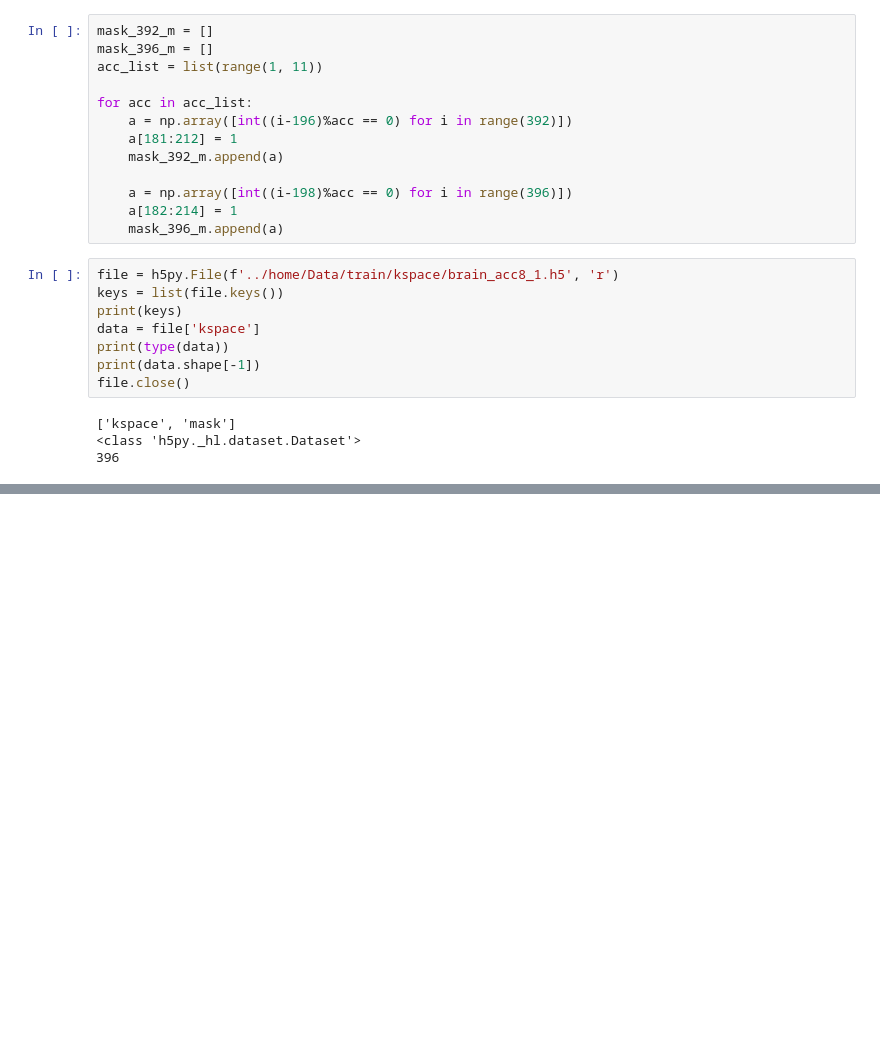
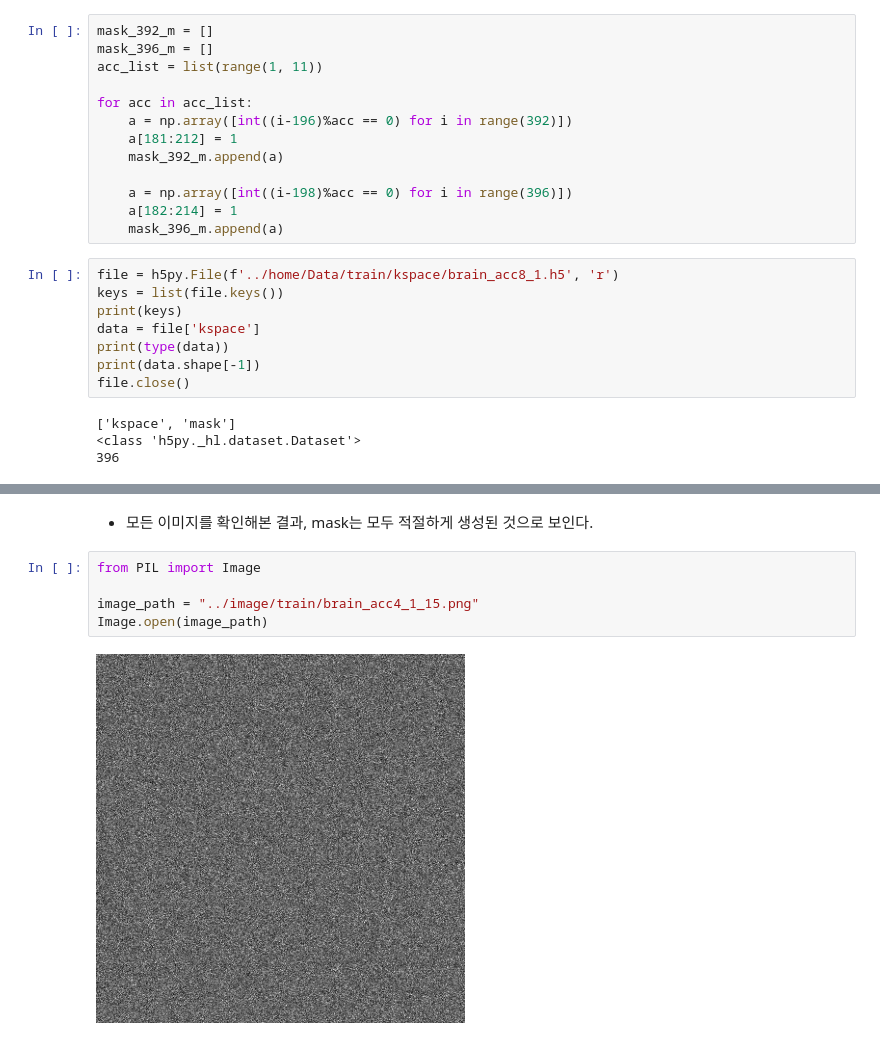
Before and after one commit to mjk32384/FastMRI_code, a Jupyter notebook: experimental.ipynb, the cells around one changed output, grey strips where cells are left out. Saved outputs shown, nothing was run; the diff lists cells and outputs as text; blank space fills up the shorter version.

```diff
--- a/experimental.ipynb
+++ b/experimental.ipynb
@@ -476,0 +449,9 @@ array([[0.        , 0.02741207, 0.03597744, 0.03750445, 0.04640314,
+# %% [markdown]
+- 모든 이미지를 확인해본 결과, mask는 모두 적절하게 생성된 것으로 보인다.
+# %%
+from PIL import Image
+
+image_path = "../image/train/brain_acc4_1_15.png"
+Image.open(image_path)
+# %% [output]
+[figure, added]
```
Also changed, not shown: parts of 39 cells of this notebook, 17 other files.
